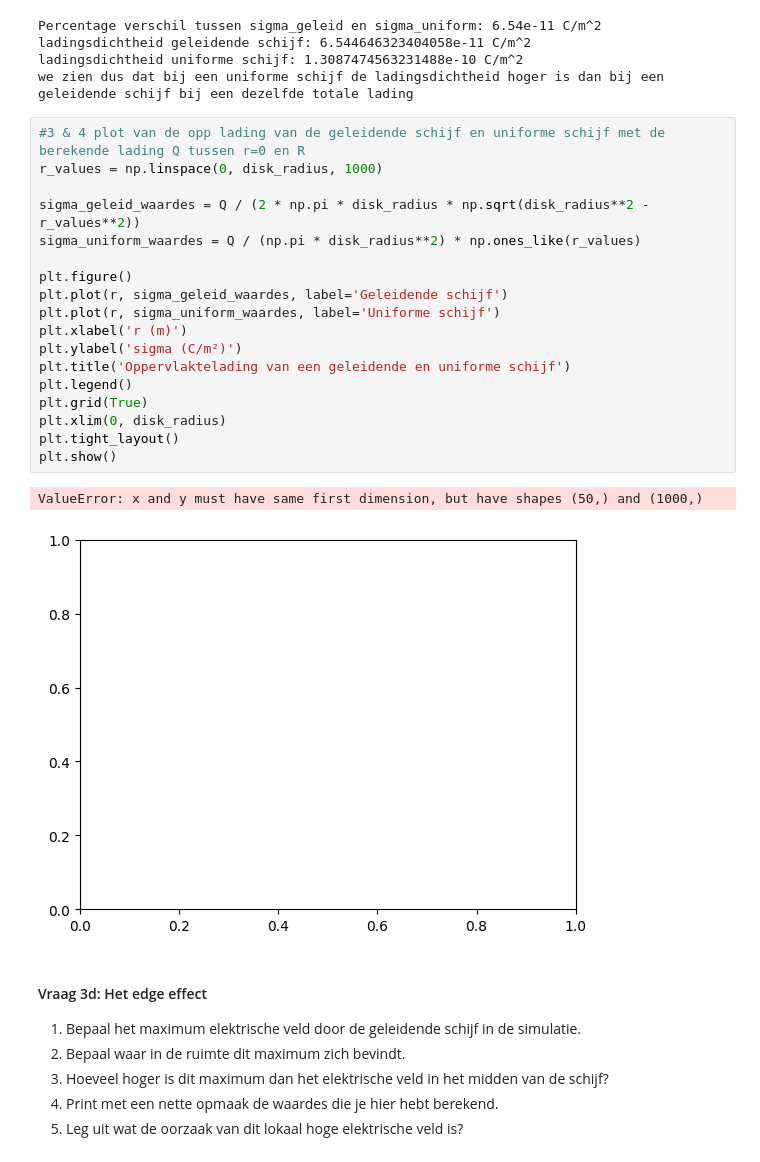
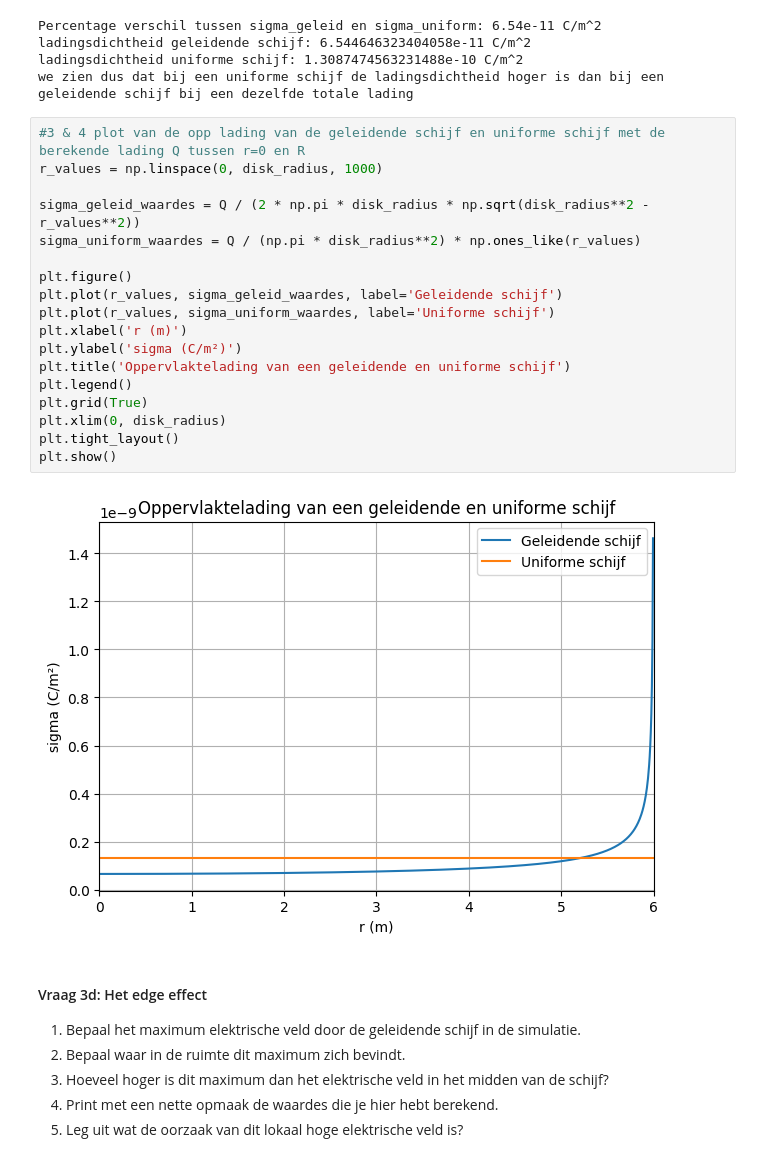
Before and after one commit to wobsen/opdrachten-DEF-D, a Jupyter notebook: DigitaleOntwerpopdrachten/1CondensatorOpdracht/CondensatorOntwerpopdracht.ipynb, the cells around one changed output. Cells and saved outputs as stored; diff of their text form.

```diff
--- a/DigitaleOntwerpopdrachten/1CondensatorOpdracht/CondensatorOntwerpopdracht.ipynb
+++ b/DigitaleOntwerpopdrachten/1CondensatorOpdracht/CondensatorOntwerpopdracht.ipynb
@@ -452,24 +452,23 @@ we zien dus dat bij een uniforme schijf de ladingsdichtheid hoger is dan bij een
 # %%
 #3 & 4 plot van de opp lading van de geleidende schijf en uniforme schijf met de berekende lading Q tussen r=0 en R
 r_values = np.linspace(0, disk_radius, 1000)
 
 sigma_geleid_waardes = Q / (2 * np.pi * disk_radius * np.sqrt(disk_radius**2 - r_values**2))
 sigma_uniform_waardes = Q / (np.pi * disk_radius**2) * np.ones_like(r_values)
 
 plt.figure()
-plt.plot(r, sigma_geleid_waardes, label='Geleidende schijf')
-plt.plot(r, sigma_uniform_waardes, label='Uniforme schijf')
+plt.plot(r_values, sigma_geleid_waardes, label='Geleidende schijf')
+plt.plot(r_values, sigma_uniform_waardes, label='Uniforme schijf')
 plt.xlabel('r (m)')
 plt.ylabel('sigma (C/m²)')
 plt.title('Oppervlaktelading van een geleidende en uniforme schijf')
 plt.legend()
 plt.grid(True)
 plt.xlim(0, disk_radius)
 plt.tight_layout()
 plt.show()
 # %% [output]
-ValueError: x and y must have same first dimension, but have shapes (50,) and (1000,)
-[figure, old version]
+[figure, new version]
 # %% [markdown]
 #### Vraag 3d: Het edge effect
 
```
Also changed, not shown: parts of 7 cells of this notebook, 1 other file.
